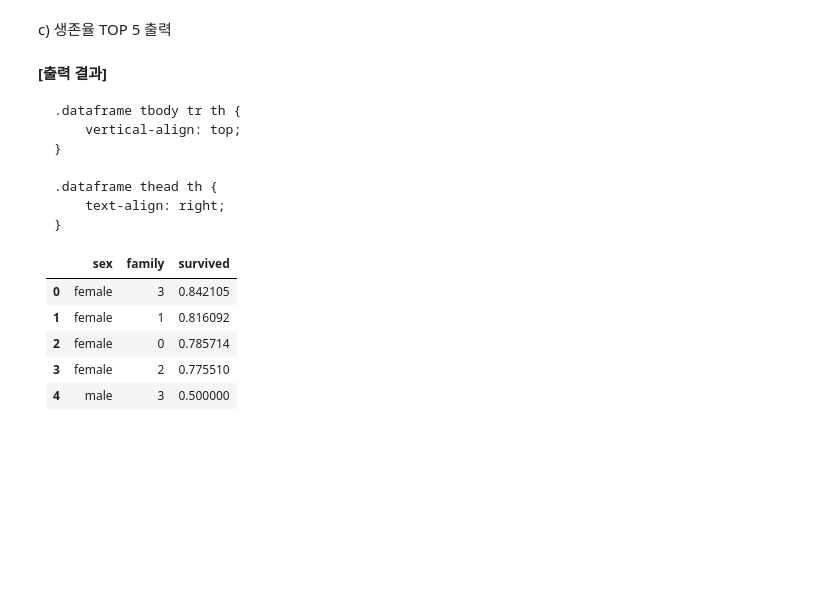
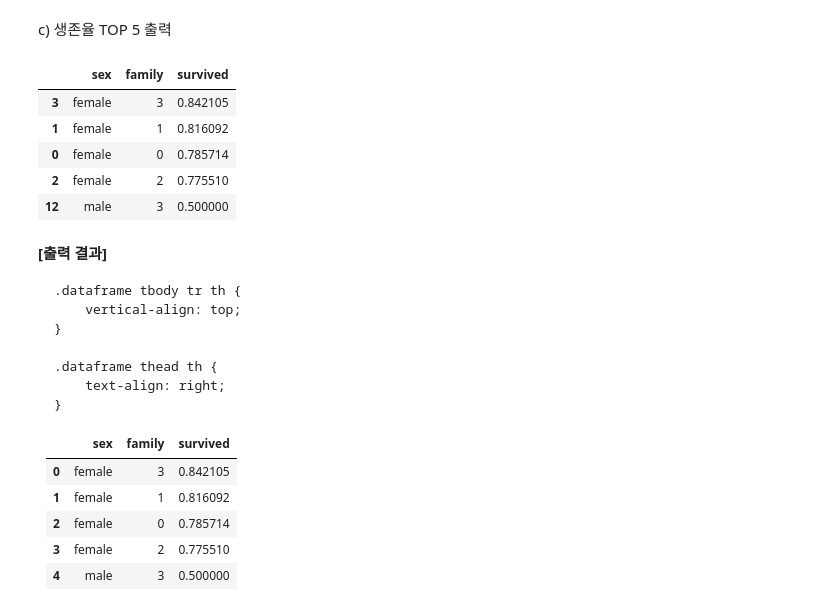
Before and after one commit to choisieon/np_pd, a Jupyter notebook: 09-titanic-practice.ipynb, the cells around one changed output. Cells and saved outputs as stored; diff of their text form; code cells hidden in the pictures; blank space fills up the shorter version.

```diff
--- a/09-titanic-practice.ipynb
+++ b/09-titanic-practice.ipynb
@@ -1816,6 +1843,14 @@ b) 성별 가족수 별 생존율 확인
 c) 생존율 TOP 5 출력
 # %%
 # 코드를 입력해 주세요
+df_al.reset_index().sort_values(by= 'survived', ascending=False).head(5)
+# %% [output]
+|  | sex | family | survived |
+| 3 | female | 3 | 0.842105 |
+| 1 | female | 1 | 0.816092 |
+| 0 | female | 0 | 0.785714 |
+| 2 | female | 2 | 0.775510 |
+| 12 | male | 3 | 0.500000 |
 # %% [markdown]
 <p><strong>[출력 결과]</strong></p><div>
 <style scoped>
```
Also changed, not shown: parts of 8 cells of this notebook.
